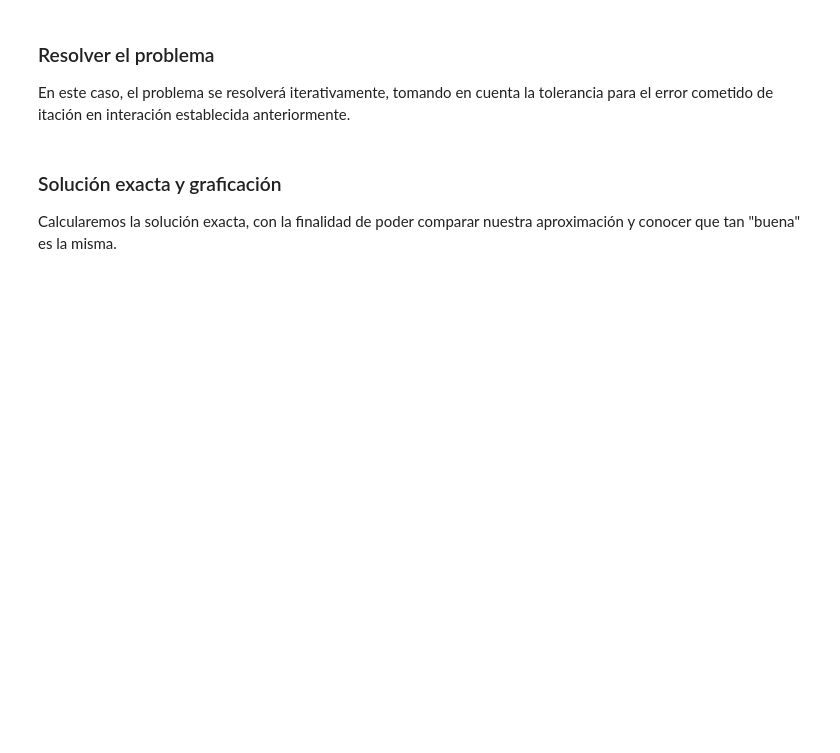
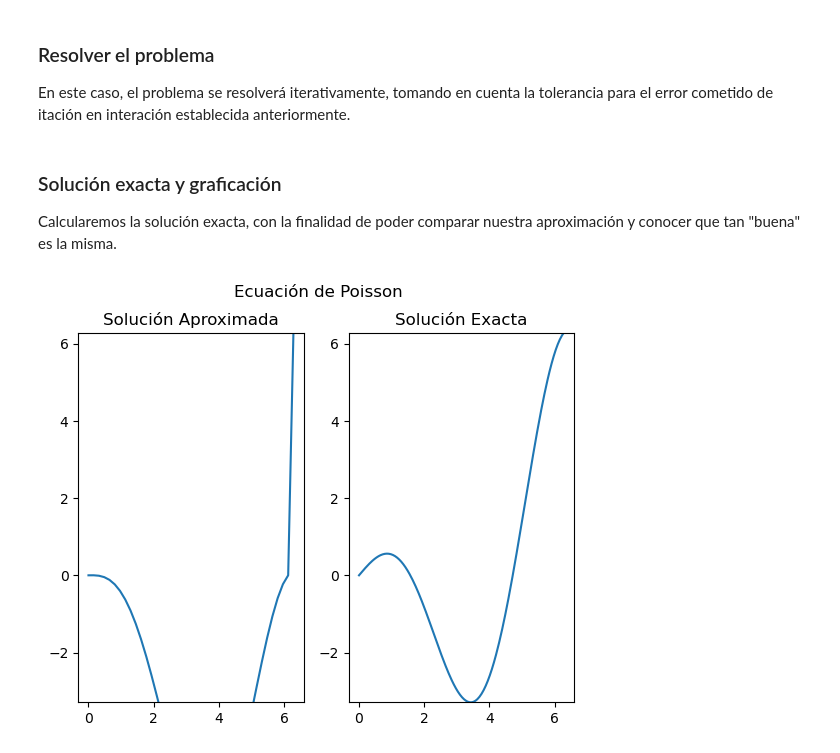
Before and after one commit to gstinoco/IntComCien, a Jupyter notebook: Poisson 1D.ipynb, the cells around one changed output. Cells and saved outputs as stored; diff of their text form; code cells hidden in the pictures; blank space fills up the shorter version.

```diff
--- a/Poisson 1D.ipynb
+++ b/Poisson 1D.ipynb
@@ -118,7 +118,7 @@ plt.show()
 ### Inicialización de Variables
 Se inicializan algunas variables para la generación de la malla de la región en la cual se pretende resolver el problema.
 # %%
-m      = 11                                                                     # Número de elementos que tendrá la discretización.
+m      = 40                                                                     # Número de elementos que tendrá la discretización.
 x      = np.linspace(0,2*np.pi,m)                                               # Se hace la discretización del intervalo [0, 2pi].
 dx     = x[2] - x[1]                                                            # Se calcula h para el método de Diferencias Finitas.
 phi_ap = np.zeros([m])                                                          # Se inicializa la variable para la solución aproximada.
@@ -137,7 +137,7 @@ En este caso, el problema se resolverá iterativamente, tomando en cuenta la tol
 while err >= tol:                                                               # Mientras que la diferencia sea más grande que la tolerancia.
     err = 0                                                                     # Se escribe la diferencia como 0.
     for i in range(1,m-2):                                                      # Para cada uno de los nodos interiores.
-        t   = (1/2)*(phi_ap[i-1] + phi_ap[i+1] + dx**2*f(x[i]))                 # Se calcula la aproximación en el nodo.
+        t   = (1/2)*(phi_ap[i-1] + phi_ap[i+1] - dx**2*f(x[i]))                 # Se calcula la aproximación en el nodo.
         err = max(err, abs(t - phi_ap[i]))                                      # Se guarda la diferencia máxima entre la predicción y la solución nueva.
         phi_ap[i] = t                                                           # Se gurda el valor calculado de la solución.
 # %% [markdown]
@@ -149,15 +149,17 @@ phi_ex = phi(x2)
 # %%
 fig, (ax1, ax2) = plt.subplots(1, 2)                                            # Se hace una figura con dos figuras incrustadas.
 plt.rcParams["figure.figsize"] = (10,5)                                         # Se define el tamaño de la figura principal.
 plt.suptitle('Ecuación de Poisson')                                             # Se pone un título a la figura principal.
-min  = phi_ex.min()                                                             # Se encuentra el valor mínimo de la solución para ajustar la gráfica.
-max  = phi_ex.max()                                                             # Se encuentra el valor máximo de la solución para ajustar la gráfica.
+minu  = phi_ex.min()                                                             # Se encuentra el valor mínimo de la solución para ajustar la gráfica.
+maxu  = phi_ex.max()                                                             # Se encuentra el valor máximo de la solución para ajustar la gráfica.
 
 ax1.set_title('Solución Aproximada')                                            # Se pone el título de la primera figura incrustada.
 ax1.plot(x, phi_ap)                                                             # Se grafica la solución aproximada en la primera figura incrustada.
-ax1.set_ylim([min,max])                                                         # Se establecen los ejes de la gráfica.
+ax1.set_ylim([minu,maxu])                                                         # Se establecen los ejes de la gráfica.
 
 ax2.set_title('Solución Exacta')                                                # Se pone el título de la segunda figura incrustada.
 ax2.plot(x2, phi_ex)                                                            # Se grafica la solución exacta en la segunda figura incrustada.
-ax2.set_ylim([min,max])                                                         # Se establecen los ejes de la gráfica.
+ax2.set_ylim([minu,maxu])                                                         # Se establecen los ejes de la gráfica.
 plt.show()                                                                      # Se muestra la figura.
+# %% [output]
+[figure, added]
```
Also changed, not shown: 1 other file.
